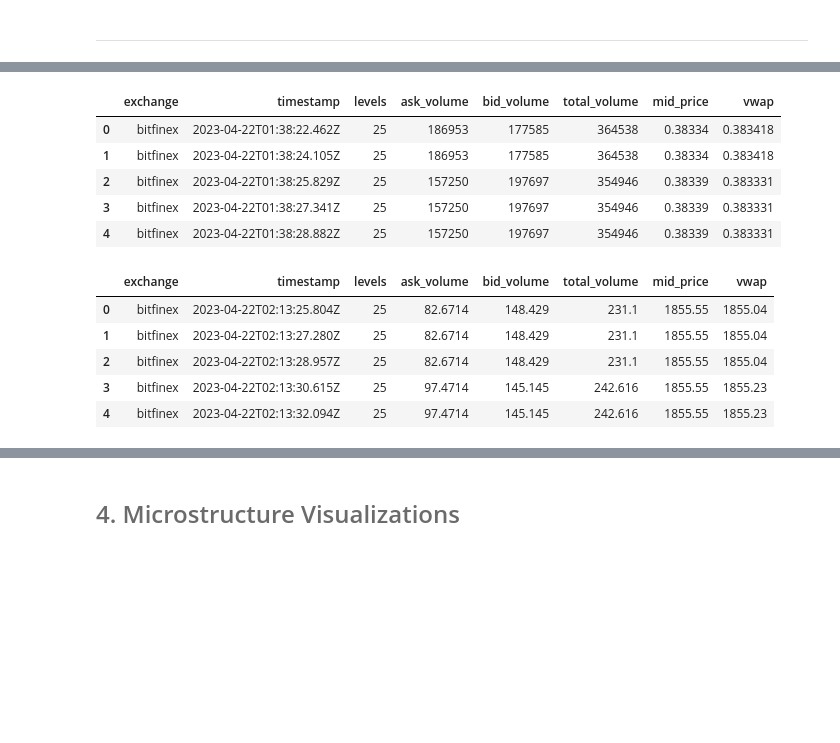
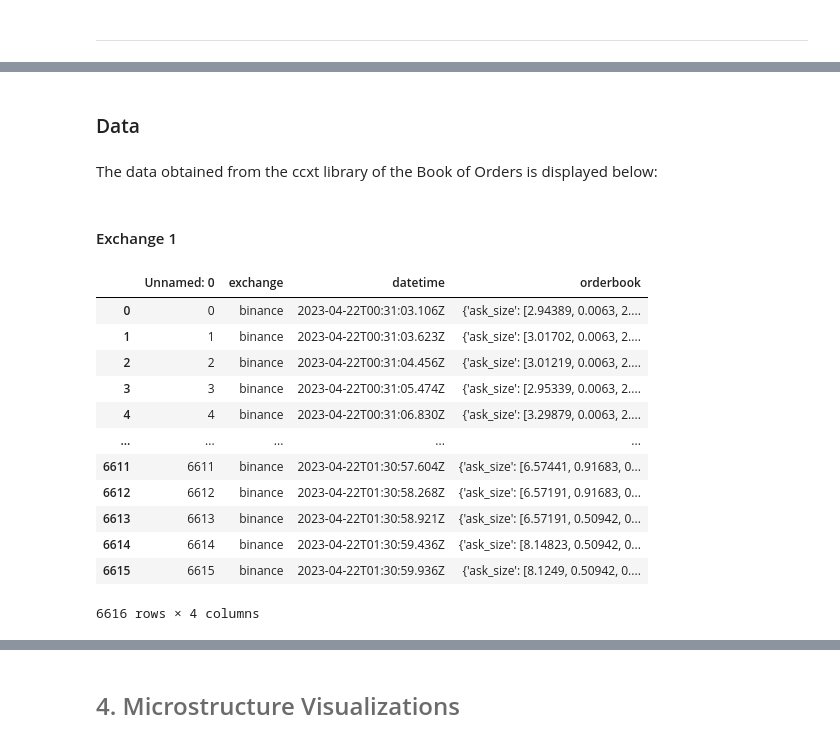
Before and after one commit to Tania-Bell/MyST_Lab4, a Jupyter notebook: notebook.ipynb, the cells around one changed output, grey strips where cells are left out. Drawn from its saved outputs; the diff is of its cells as text; code cells hidden in the pictures; blank space fills up the shorter version.

```diff
--- a/notebook.ipynb
+++ b/notebook.ipynb
@@ -187,18 +147,23 @@ series["bitfinex_BTCUSDT"].head()
-# %%
-series["bitfinex_ADAUSDT"].head()
-# %% [output]
-|  | exchange | timestamp | levels | ask_volume | bid_volume | total_volume | mid_price | vwap |
-| 0 | bitfinex | 2023-04-22T01:38:22.462Z | 25 | 186953 | 177585 | 364538 | 0.38334 | 0.383418 |
-| 1 | bitfinex | 2023-04-22T01:38:24.105Z | 25 | 186953 | 177585 | 364538 | 0.38334 | 0.383418 |
-| 2 | bitfinex | 2023-04-22T01:38:25.829Z | 25 | 157250 | 197697 | 354946 | 0.38339 | 0.383331 |
-| 3 | bitfinex | 2023-04-22T01:38:27.341Z | 25 | 157250 | 197697 | 354946 | 0.38339 | 0.383331 |
-| 4 | bitfinex | 2023-04-22T01:38:28.882Z | 25 | 157250 | 197697 | 354946 | 0.38339 | 0.383331 |
-# %%
-series["bitfinex_ETHUSDT"].head()
-# %% [output]
-|  | exchange | timestamp | levels | ask_volume | bid_volume | total_volume | mid_price | vwap |
-| 0 | bitfinex | 2023-04-22T02:13:25.804Z | 25 | 82.6714 | 148.429 | 231.1 | 1855.55 | 1855.04 |
-| 1 | bitfinex | 2023-04-22T02:13:27.280Z | 25 | 82.6714 | 148.429 | 231.1 | 1855.55 | 1855.04 |
-| 2 | bitfinex | 2023-04-22T02:13:28.957Z | 25 | 82.6714 | 148.429 | 231.1 | 1855.55 | 1855.04 |
-| 3 | bitfinex | 2023-04-22T02:13:30.615Z | 25 | 97.4714 | 145.145 | 242.616 | 1855.55 | 1855.23 |
-| 4 | bitfinex | 2023-04-22T02:13:32.094Z | 25 | 97.4714 | 145.145 | 242.616 | 1855.55 | 1855.23 |
+# %% [markdown]
+### Data
+# %% [markdown]
+The data obtained from the ccxt library of the Book of Orders is displayed below:
+# %% [markdown]
+#### Exchange 1
+# %%
+data_files = dt.get_file_names("files")
+pd.read_csv("files/"+data_files[0])
+# %% [output]
+|  | Unnamed: 0 | exchange | datetime | orderbook |
+| 0 | 0 | binance | 2023-04-22T00:31:03.106Z | {'ask_size': [2.94389, 0.0063, 2.... |
+| 1 | 1 | binance | 2023-04-22T00:31:03.623Z | {'ask_size': [3.01702, 0.0063, 2.... |
+| 2 | 2 | binance | 2023-04-22T00:31:04.456Z | {'ask_size': [3.01219, 0.0063, 2.... |
+| 3 | 3 | binance | 2023-04-22T00:31:05.474Z | {'ask_size': [2.95339, 0.0063, 2.... |
+| 4 | 4 | binance | 2023-04-22T00:31:06.830Z | {'ask_size': [3.29879, 0.0063, 2.... |
+| ... | ... | ... | ... | ... |
+| 6611 | 6611 | binance | 2023-04-22T01:30:57.604Z | {'ask_size': [6.57441, 0.91683, 0... |
+| 6612 | 6612 | binance | 2023-04-22T01:30:58.268Z | {'ask_size': [6.57191, 0.91683, 0... |
+| 6613 | 6613 | binance | 2023-04-22T01:30:58.921Z | {'ask_size': [6.57191, 0.50942, 0... |
+| 6614 | 6614 | binance | 2023-04-22T01:30:59.436Z | {'ask_size': [8.14823, 0.50942, 0... |
+| 6615 | 6615 | binance | 2023-04-22T01:30:59.936Z | {'ask_size': [8.1249, 0.50942, 0.... |
+6616 rows × 4 columns
```
Also changed, not shown: parts of 47 cells of this notebook, 12 other files.
